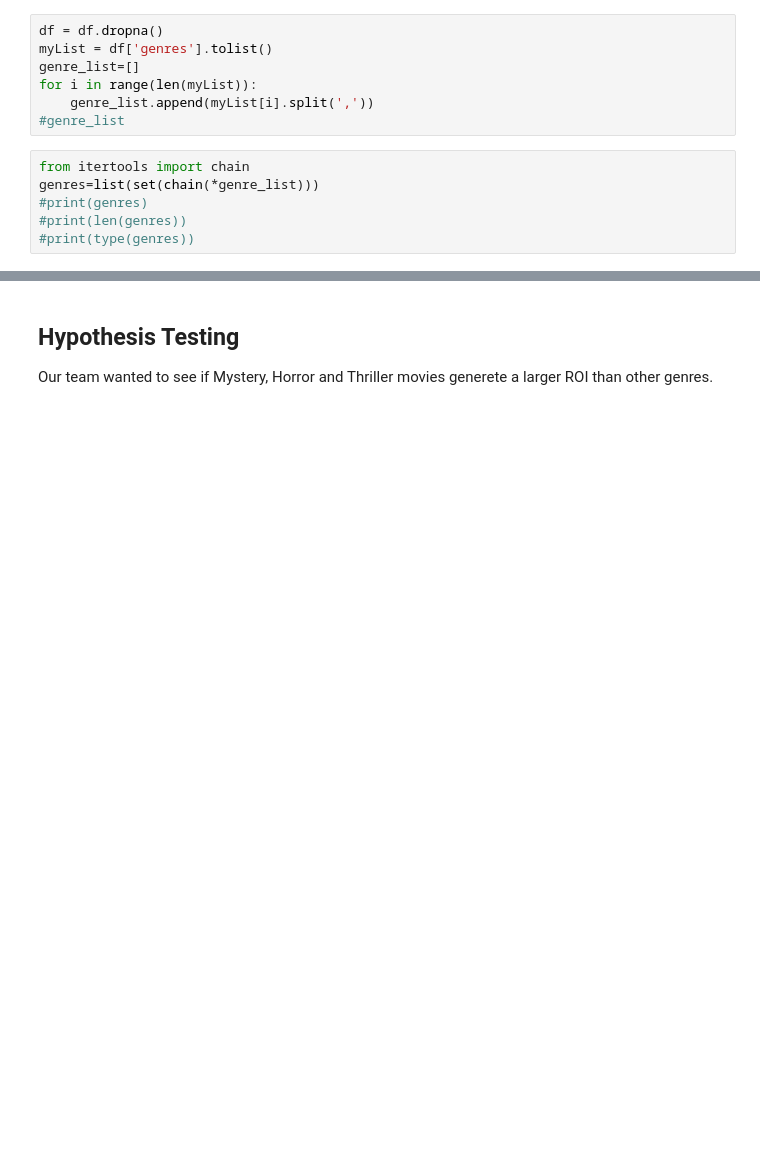
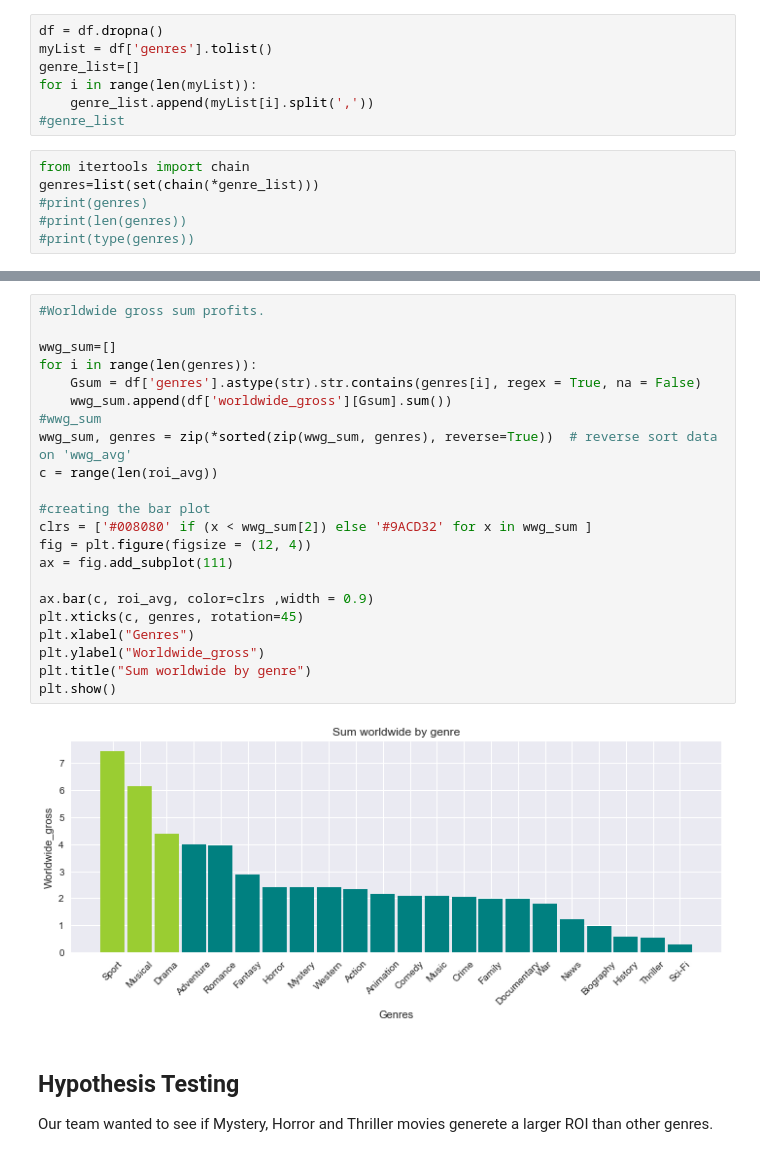
Before and after one commit to hixtape1212/Group6Consulting_CapstoneRepo, a Jupyter notebook: Group6-MovieAnalysis.ipynb, the cells around one changed output, grey strips where cells are left out. Saved outputs shown, nothing was run; the diff lists cells and outputs as text; blank space fills up the shorter version.

```diff
--- a/Group6-MovieAnalysis.ipynb
+++ b/Group6-MovieAnalysis.ipynb
@@ -218,3 +230,27 @@ plt.show()
+# %%
+#Worldwide gross sum profits.
+
+wwg_sum=[]
+for i in range(len(genres)):
+    Gsum = df['genres'].astype(str).str.contains(genres[i], regex = True, na = False)
+    wwg_sum.append(df['worldwide_gross'][Gsum].sum())
+#wwg_sum
+wwg_sum, genres = zip(*sorted(zip(wwg_sum, genres), reverse=True))  # reverse sort data on 'wwg_avg'
+c = range(len(roi_avg))
+
+#creating the bar plot
+clrs = ['#008080' if (x < wwg_sum[2]) else '#9ACD32' for x in wwg_sum ]
+fig = plt.figure(figsize = (12, 4))
+ax = fig.add_subplot(111)
+
+ax.bar(c, roi_avg, color=clrs ,width = 0.9)
+plt.xticks(c, genres, rotation=45)
+plt.xlabel("Genres")
+plt.ylabel("Worldwide_gross")
+plt.title("Sum worldwide by genre")
+plt.show()
+# %% [output]
+[figure, added]
 # %% [markdown]
 ## Hypothesis Testing
 
```
Also changed, not shown: parts of 4 cells of this notebook.
